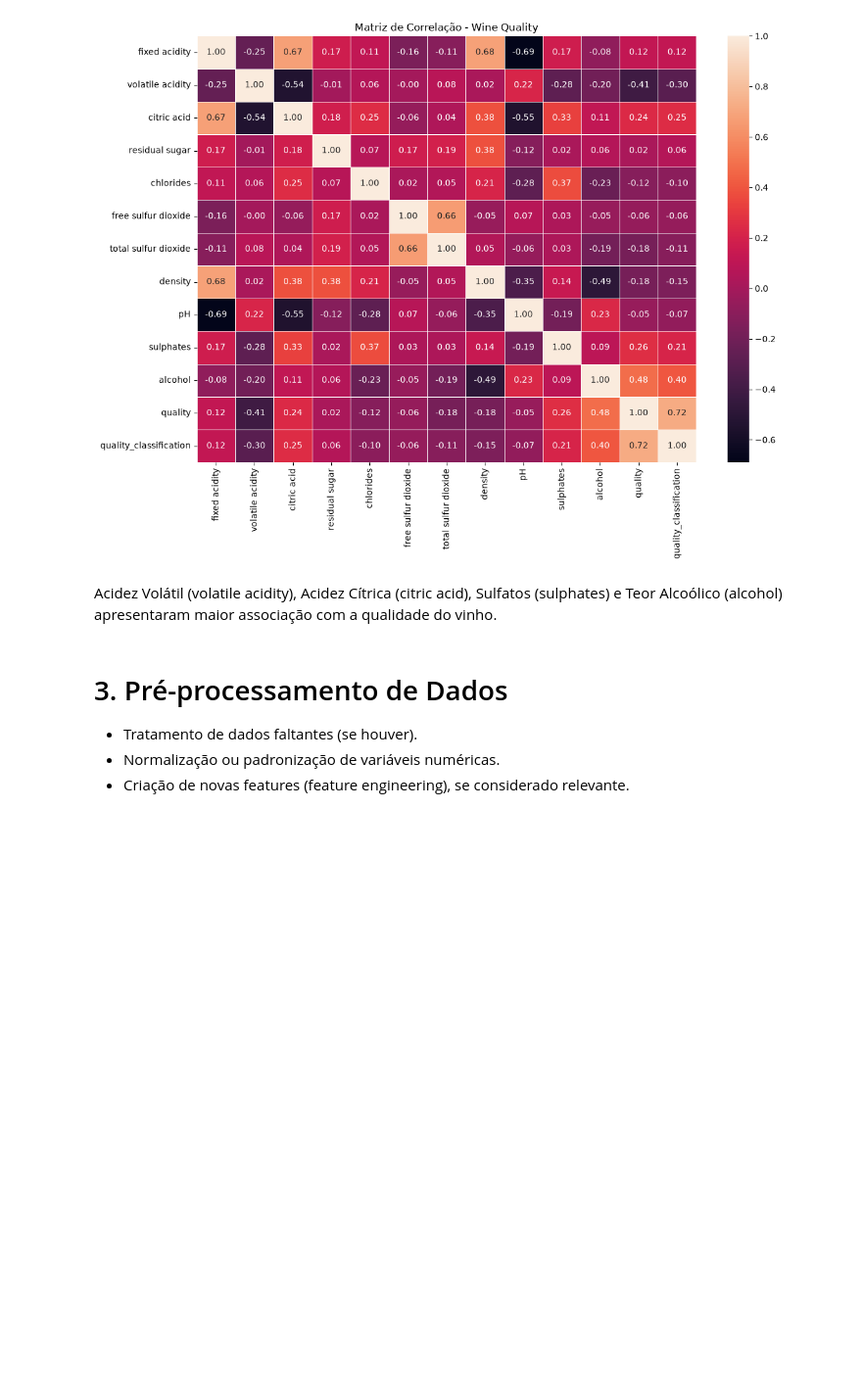
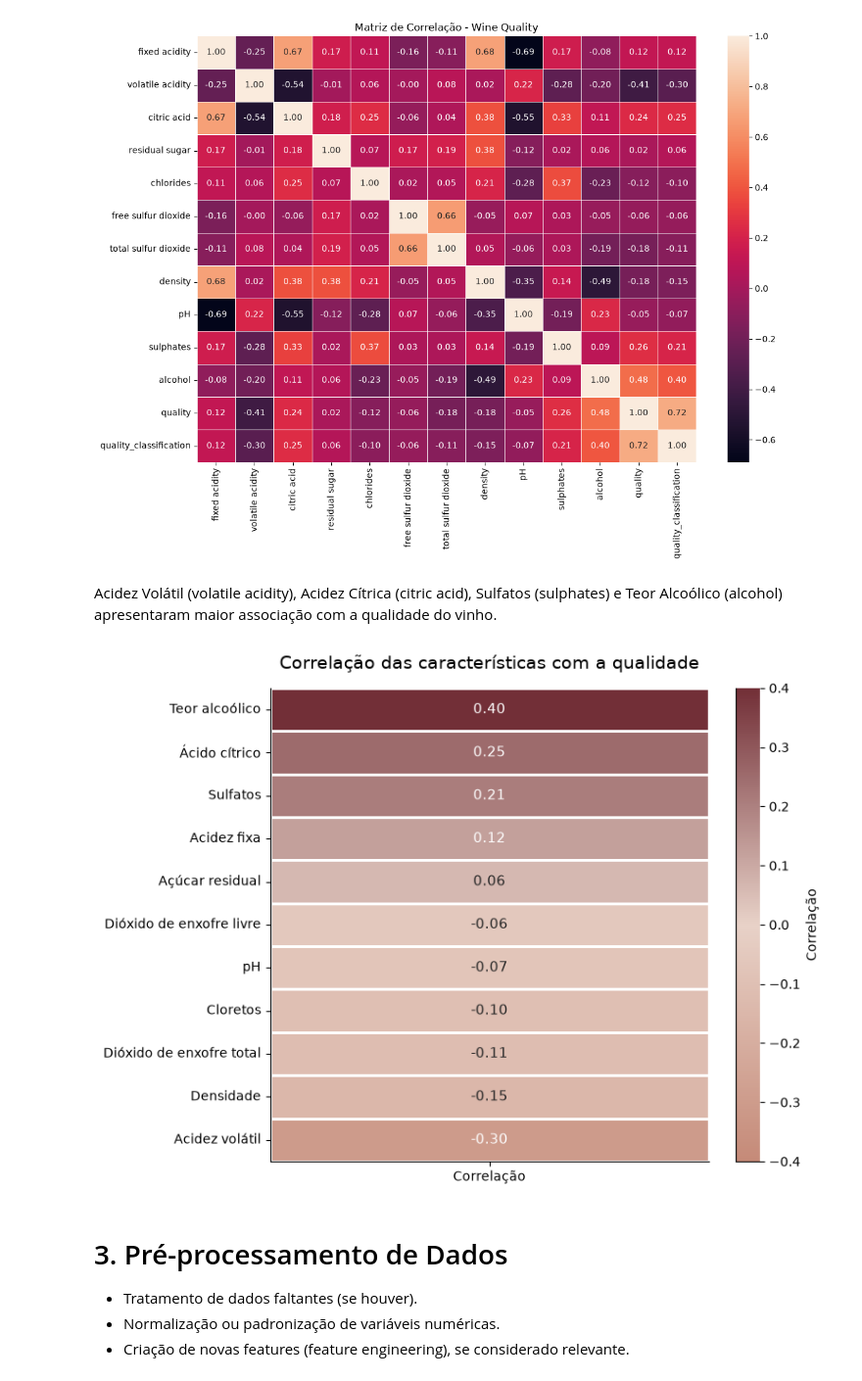
Before and after one commit to kamiikg/wine-quality-classification, a Jupyter notebook: notebooks/analise_wine_quality_classification.ipynb, the cells around one changed output. Shown at 98% size. Saved outputs shown, nothing was run; the diff lists cells and outputs as text; code cells hidden in the pictures; blank space fills up the shorter version.

```diff
--- a/notebooks/analise_wine_quality_classification.ipynb
+++ b/notebooks/analise_wine_quality_classification.ipynb
@@ -226,6 +341,49 @@ plt.show()
 [figure]
 # %% [markdown]
 Acidez Volátil (volatile acidity), Acidez Cítrica (citric acid), Sulfatos (sulphates) e Teor Alcoólico (alcohol) apresentaram maior associação com a qualidade do vinho.
+# %%
+# Gráfico para o relatório executivo
+
+correlacoes = (df_wine.corr(numeric_only=True)['quality_classification'].drop(['quality_classification', 'quality', 'Id'], errors='ignore'))
+
+# Ordenando do maior para o menor
+correlacoes = correlacoes.sort_values(ascending=False)
+
+cores = [
+    '#722F37' if valor >= 0 else '#C58A78'
+    for valor in correlacoes
+]
+
+nomes_pt = [nomes.get(nome, nome) for nome in correlacoes.index]
+
+# Preparar os dados
+dados_grafico = correlacoes.to_frame(name='Correlação')
+dados_grafico.index = nomes_pt
+
+# Criar paleta personalizada com Seaborn
+paleta_vinho = sns.blend_palette(
+    #['#C58A78', '#F3E9E2', '#722F37'],
+    #['#A96767', '#E8D2C8', '#722F37'],
+    ['#C58A78', '#E8D2C8', '#722F37'],
+    as_cmap=True
+)
+
+plt.figure(figsize=(8, 6))
+
+ax = sns.heatmap(
+    dados_grafico, annot=True, fmt='.2f', cmap=paleta_vinho,
+    center=0, vmin=-0.4, vmax=0.4, linewidths=1, linecolor='white', cbar_kws={'label': 'Correlação'}, annot_kws={'fontsize': 11}
+)
+
+ax.set_title('Correlação das características com a qualidade', fontsize=14, pad=15)
+ax.set_xlabel('')
+ax.set_ylabel('')
+
+sns.despine()
+plt.tight_layout()
+plt.show()
+# %% [output]
+[figure, added]
 # %% [markdown]
 # 3. Pré-processamento de Dados
 
```
Also changed, not shown: parts of 21 cells of this notebook, 7 other files.
